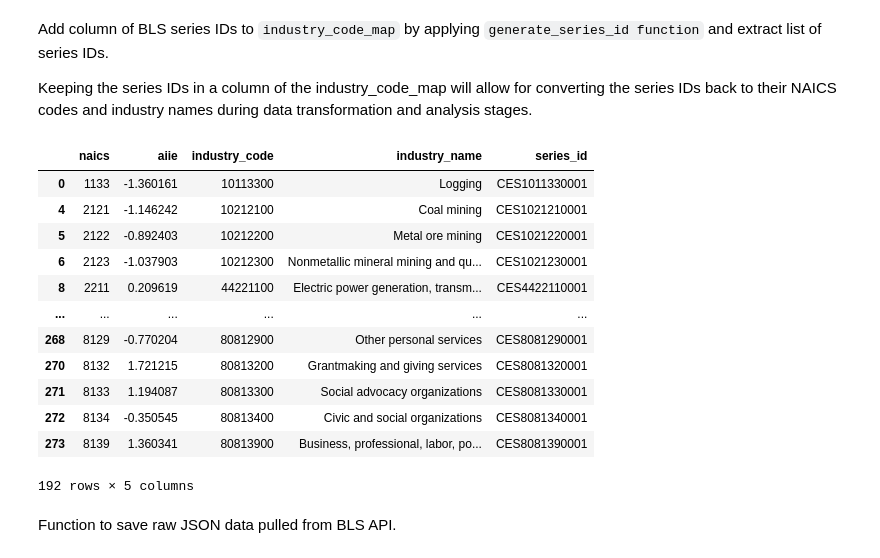
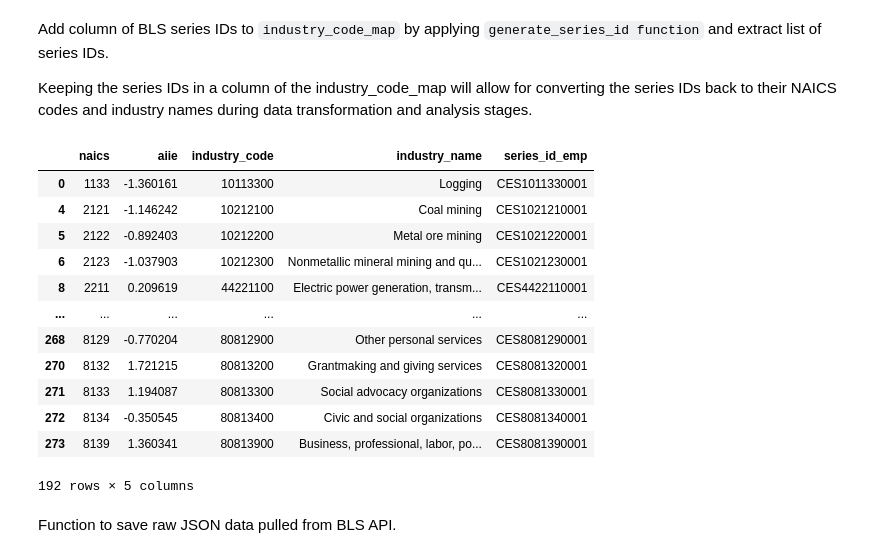
Before and after one commit to jp-tobin/me204-final-project, a Jupyter notebook: notebooks/NB01-Data-Collection.ipynb, the cells around one changed output. Drawn from its saved outputs; the diff is of its cells as text; code cells hidden in the pictures.

```diff
--- a/notebooks/NB01-Data-Collection.ipynb
+++ b/notebooks/NB01-Data-Collection.ipynb
@@ -182,16 +182,16 @@ Add column of BLS series IDs to `industry_code_map` by applying `generate_series
 
 Keeping the series IDs in a column of the industry_code_map will allow for converting the series IDs back to their NAICS codes and industry names during data transformation and analysis stages.
 # %%
-aiie_bls_map["series_id"] = (
+aiie_bls_map["series_id_emp"] = (
     aiie_bls_map["industry_code"]
     .apply(generate_emp_series_id)
     )
 aiie_bls_map.reset_index(drop=True)
 
-emp_series_ids = aiie_bls_map["series_id"].to_list()
+emp_series_ids = aiie_bls_map["series_id_emp"].to_list()
 aiie_bls_map
 # %% [output]
-|  | naics | aiie | industry_code | industry_name | series_id |
+|  | naics | aiie | industry_code | industry_name | series_id_emp |
 | 0 | 1133 | -1.360161 | 10113300 | Logging | CES1011330001 |
 | 4 | 2121 | -1.146242 | 10212100 | Coal mining | CES1021210001 |
 | 5 | 2122 | -0.892403 | 10212200 | Metal ore mining | CES1021220001 |
```
Also changed, not shown: parts of 6 cells of this notebook, 1 other file.
